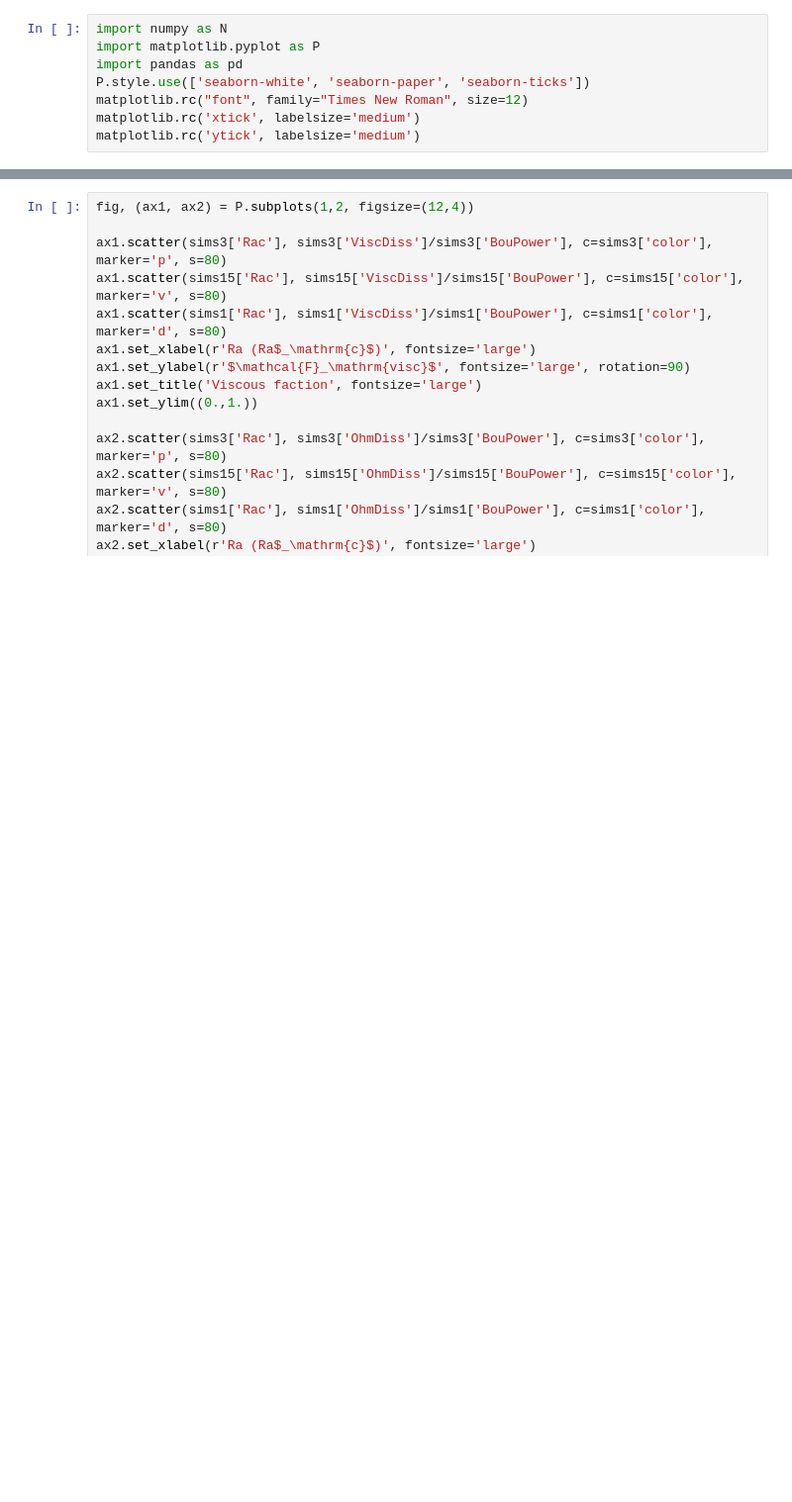
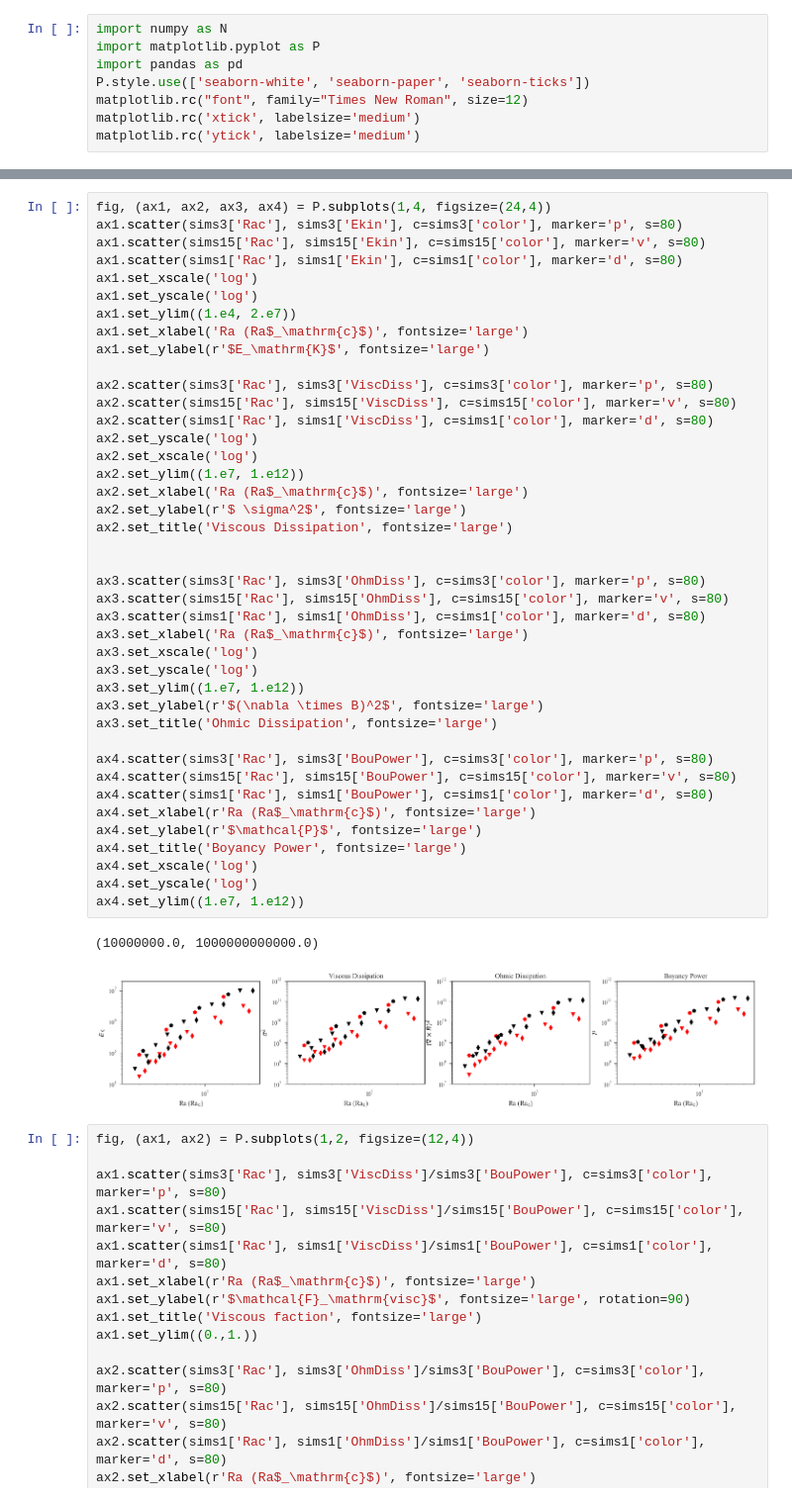
Before and after one commit to bzaire/Report_Sims, a Jupyter notebook: 7-KineticEnergy.ipynb, the cells around one changed output, grey strips where cells are left out. Shown at 99% size. Saved outputs shown, nothing was run; the diff lists cells and outputs as text; blank space fills up the shorter version.

```diff
--- a/7-KineticEnergy.ipynb
+++ b/7-KineticEnergy.ipynb
@@ -86,3 +95,47 @@ The figure above shows several quantities as a function of the Rayleigh number.
+# %%
+fig, (ax1, ax2, ax3, ax4) = P.subplots(1,4, figsize=(24,4))
+ax1.scatter(sims3['Rac'], sims3['Ekin'], c=sims3['color'], marker='p', s=80)
+ax1.scatter(sims15['Rac'], sims15['Ekin'], c=sims15['color'], marker='v', s=80)
+ax1.scatter(sims1['Rac'], sims1['Ekin'], c=sims1['color'], marker='d', s=80)
+ax1.set_xscale('log')
+ax1.set_yscale('log')
+ax1.set_ylim((1.e4, 2.e7))
+ax1.set_xlabel('Ra (Ra$_\mathrm{c}$)', fontsize='large')
+ax1.set_ylabel(r'$E_\mathrm{K}$', fontsize='large')
+
+ax2.scatter(sims3['Rac'], sims3['ViscDiss'], c=sims3['color'], marker='p', s=80)
+ax2.scatter(sims15['Rac'], sims15['ViscDiss'], c=sims15['color'], marker='v', s=80)
+ax2.scatter(sims1['Rac'], sims1['ViscDiss'], c=sims1['color'], marker='d', s=80)
+ax2.set_yscale('log')
+ax2.set_xscale('log')
+ax2.set_ylim((1.e7, 1.e12))
+ax2.set_xlabel('Ra (Ra$_\mathrm{c}$)', fontsize='large')
+ax2.set_ylabel(r'$ \sigma^2$', fontsize='large')
+ax2.set_title('Viscous Dissipation', fontsize='large')
+
+
+ax3.scatter(sims3['Rac'], sims3['OhmDiss'], c=sims3['color'], marker='p', s=80)
+ax3.scatter(sims15['Rac'], sims15['OhmDiss'], c=sims15['color'], marker='v', s=80)
+ax3.scatter(sims1['Rac'], sims1['OhmDiss'], c=sims1['color'], marker='d', s=80)
+ax3.set_xlabel('Ra (Ra$_\mathrm{c}$)', fontsize='large')
+ax3.set_xscale('log')
+ax3.set_yscale('log')
+ax3.set_ylim((1.e7, 1.e12))
+ax3.set_ylabel(r'$(\nabla \times B)^2$', fontsize='large')
+ax3.set_title('Ohmic Dissipation', fontsize='large')
+
+ax4.scatter(sims3['Rac'], sims3['BouPower'], c=sims3['color'], marker='p', s=80)
+ax4.scatter(sims15['Rac'], sims15['BouPower'], c=sims15['color'], marker='v', s=80)
+ax4.scatter(sims1['Rac'], sims1['BouPower'], c=sims1['color'], marker='d', s=80)
+ax4.set_xlabel(r'Ra (Ra$_\mathrm{c}$)', fontsize='large')
+ax4.set_ylabel(r'$\mathcal{P}$', fontsize='large')
+ax4.set_title('Boyancy Power', fontsize='large')
+ax4.set_xscale('log')
+ax4.set_yscale('log')
+ax4.set_ylim((1.e7, 1.e12))
+# %% [output]
+(10000000.0, 1000000000000.0)
+[figure, added]
 # %%
 fig, (ax1, ax2) = P.subplots(1,2, figsize=(12,4))
 
```
Also changed, not shown: parts of 4 cells of this notebook.
